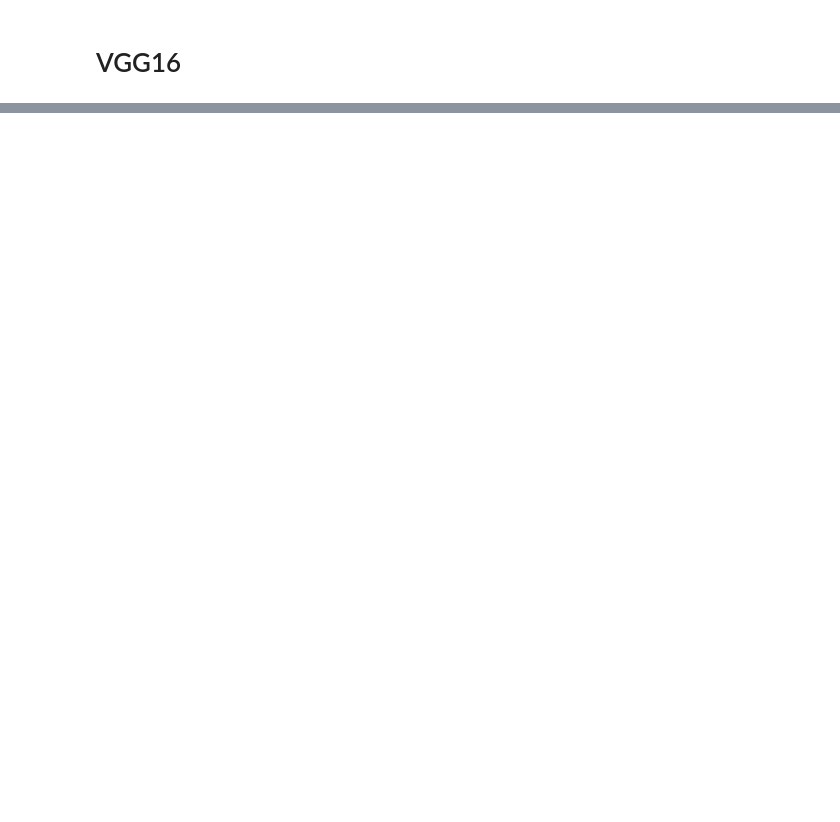
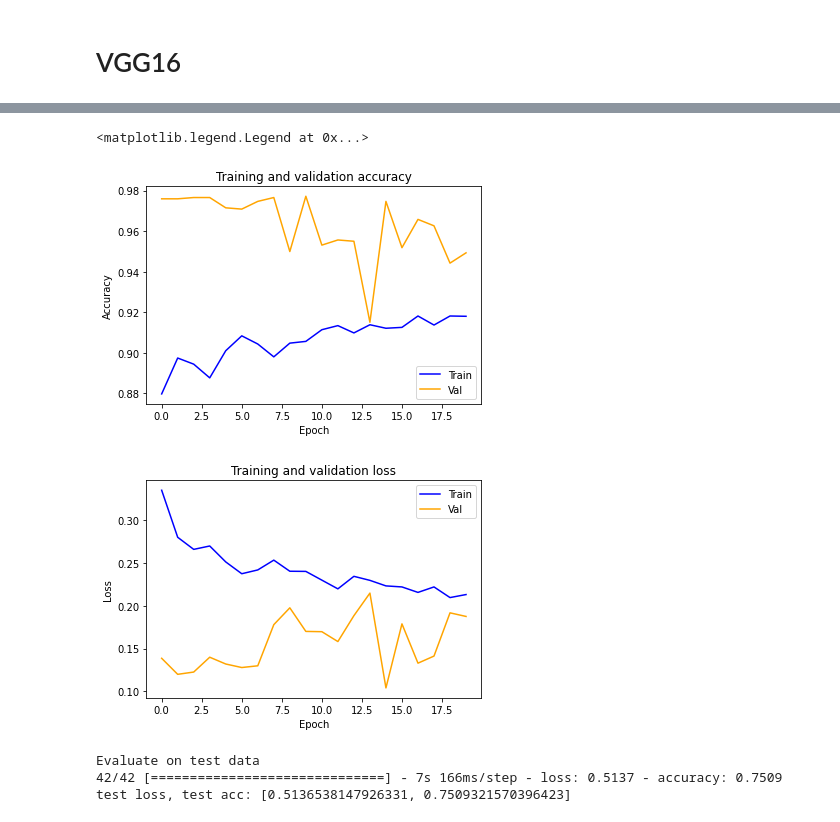
Before and after one commit to lingruiluo/TumorDetection, a Jupyter notebook: model_building_update.ipynb, the cells around one changed output, grey strips where cells are left out. Cells and saved outputs as stored; diff of their text form; code cells hidden in the pictures; blank space fills up the shorter version.

```diff
--- a/model_building_update.ipynb
+++ b/model_building_update.ipynb
@@ -402,0 +514,14 @@ See the caveats in the documentation: https://pandas.pydata.org/pandas-docs/stab
+# %%
+if not os.path.exists('/content/checkpoint'):
+  os.mkdir('/content/checkpoint')
+if not os.path.exists('/content/checkpoint/Inception'):
+  os.mkdir('/content/checkpoint/Inception')
+inception_checkpoint_path = '/content/checkpoint/Inception/weights-improvement-{epoch:02d}-{val_accuracy:.2f}-{val_loss:.2f}.hdf5'
+inception_checkpoint_callback = tf.keras.callbacks.ModelCheckpoint(inception_checkpoint_path,
+                                                               monitor='val_loss',
+                                                               save_best_only=True,
+                                                               mode='auto')
+# %%
+inception_early_stop_callback = tf.keras.callbacks.EarlyStopping(
+                              monitor='val_loss', min_delta=0, patience=10
+                          )
@@ -402,0 +576,8 @@ See the caveats in the documentation: https://pandas.pydata.org/pandas-docs/stab
+# %%
+epochs = 20
+inception_history = inception_model.fit(
+    train_generator,
+    epochs = epochs,
+    validation_data = validation_generator,
+    callbacks=[inception_early_stop_callback, inception_checkpoint_callback]
+)
@@ -402,0 +602,33 @@ See the caveats in the documentation: https://pandas.pydata.org/pandas-docs/stab
+# %%
+acc = inception_history.history['accuracy']
+val_acc = inception_history.history['val_accuracy']
+loss = inception_history.history['loss']
+val_loss = inception_history.history['val_loss']
+
+
+plt.title('Training and validation accuracy')
+plt.plot(range(epochs), acc, color='blue', label='Train')
+plt.plot(range(epochs), val_acc, color='orange', label='Val')
+plt.xlabel('Epoch')
+plt.ylabel('Accuracy')
+plt.legend()
+
+_ = plt.figure()
+plt.title('Training and validation loss')
+plt.plot(range(epochs), loss, color='blue', label='Train')
+plt.plot(range(epochs), val_loss, color='orange', label='Val')
+plt.xlabel('Epoch')
+plt.ylabel('Loss')
+plt.legend()
+# %% [output]
+<matplotlib.legend.Legend at 0x...>
+[figure, added]
+[figure, added]
+# %%
+print("Evaluate on test data")
+results = inception_model.evaluate(test_generator)
+print("test loss, test acc:", results)
+# %% [output]
+Evaluate on test data
+42/42 [==============================] - 7s 166ms/step - loss: 0.5137 - accuracy: 0.7509
+test loss, test acc: [0.5136538147926331, 0.7509321570396423]
```
Also changed, not shown: parts of 61 cells of this notebook.
